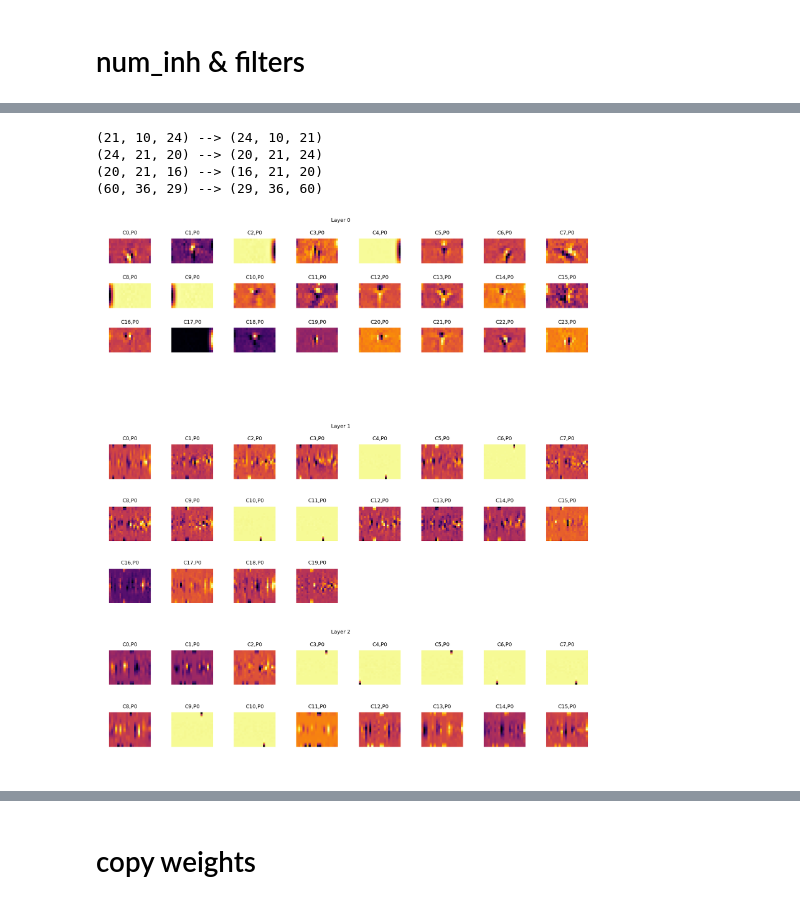
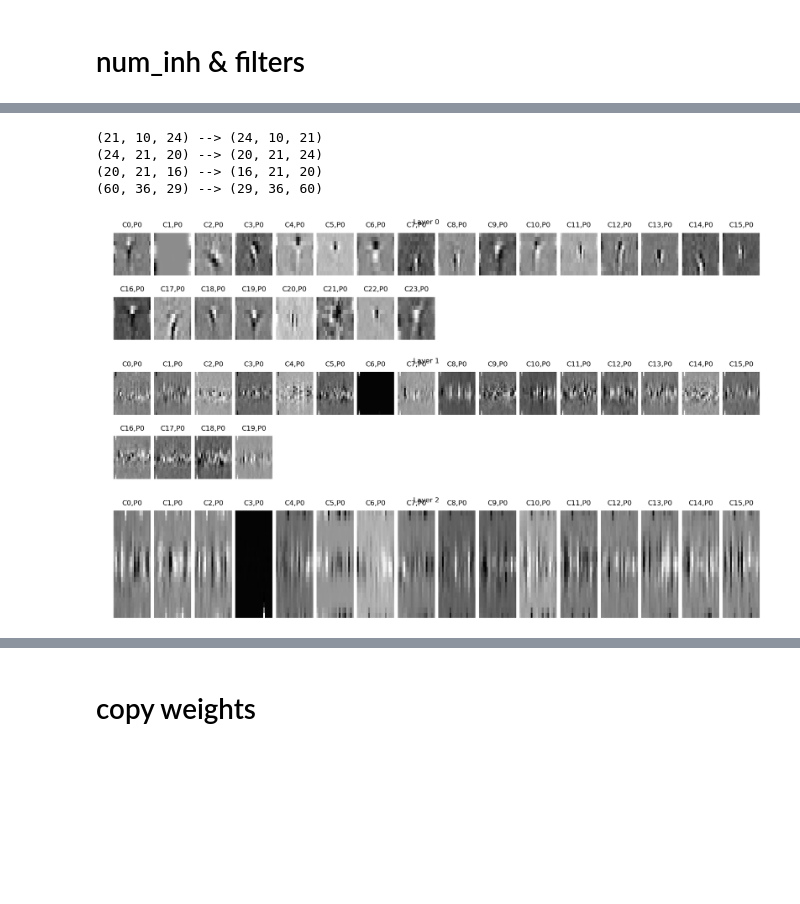
Before and after one commit to NeuroTheoryUMD/mattjac, a Jupyter notebook: v1/02242023.ipynb, the cells around one changed output, grey strips where cells are left out. Cells and saved outputs as stored; diff of their text form; code cells hidden in the pictures; blank space fills up the shorter version.

```diff
--- a/v1/02242023.ipynb
+++ b/v1/02242023.ipynb
@@ -39,10 +39,10 @@ e1.trials
 | 0 | 24,20,16 | 0.25 | expt04+expt05 | 21,21,21 | 5,5,5 | cnim_scaffold | 0.01 | 0.0001 | ... |
 # %%
 # TODO: plot the inhibitory and excitatory filters, and try to make sense of them
-plot.plot_model_weights(e1.trials_where(name='cnim_scaffold11')[0].model, cmap='inferno', figsize=(20,20))
+plot.plot_model_weights(e1.trials_where(name='cnim_scaffold17')[0].model, wspace=0.1, hspace=0.5, max_cols=16, figsize=(20,10))
 # %% [output]
 (21, 10, 24) --> (24, 10, 21)
 (24, 21, 20) --> (20, 21, 24)
 (20, 21, 16) --> (16, 21, 20)
 (60, 36, 29) --> (29, 36, 60)
-[figure, old version]
+[figure, new version]
```
Also changed, not shown: parts of 1 cell of this notebook, 6 other files.
